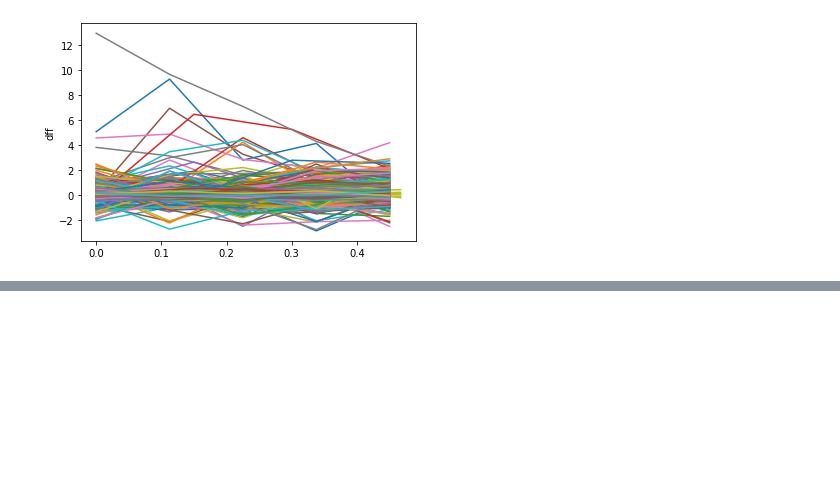
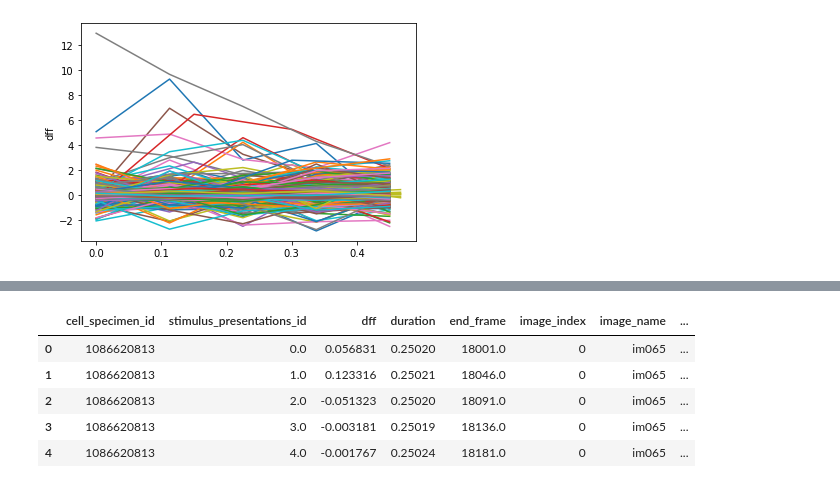
Before and after one commit to cagdastopcu/omission-of-visual-stimuli, a Jupyter notebook: Trying_to_get_meandFF_between_imag0_pres_JG.ipynb, the cells around one changed output, grey strips where cells are left out. Drawn from its saved outputs; the diff is of its cells as text; code cells hidden in the pictures; blank space fills up the shorter version.

```diff
--- a/Trying_to_get_meandFF_between_imag0_pres_JG.ipynb
+++ b/Trying_to_get_meandFF_between_imag0_pres_JG.ipynb
@@ -326,0 +356,45 @@ print(b)
+# %%
+def make_average_response(neural_data,stimulus_table):
+  full_etr = []
+  # iterate over each unique cell
+  for cell_specimen_id in tqdm(neural_data['cell_specimen_id'].unique()):
+      # calculate the event triggered response for this cell to every stimulus
+      full_etr_this_cell = mindscope_utilities.event_triggered_response(
+          neural_data.query('cell_specimen_id == @cell_specimen_id'),
+          t = 'timestamps',
+          y = 'dff',
+          event_times = stimulus_table['start_time'],
+          t_before = 0,
+          t_after = 0.75,
+          output_sampling_rate = 30
+      )
+      # add a column identifying the cell_specimen_id
+      full_etr_this_cell['cell_specimen_id'] = cell_specimen_id
+      # append to our list
+      full_etr.append(full_etr_this_cell)
+
+  # concatenate our list of dataframes into a single dataframe
+  full_etr = pd.concat(full_etr)
+
+  # cast these numeric columns to int and float, respectively
+  full_etr['event_number'] = full_etr['event_number'].astype(int)
+  full_etr['event_time'] = full_etr['event_number'].astype(float)
+  full_etr.rename(columns = {'event_time': 'stimulus_presentations_id'}, inplace=True)
+
+  average_responses = full_etr.groupby(['cell_specimen_id','stimulus_presentations_id'])[['dff']].mean().reset_index().merge(
+    stimulus_table,
+    on = 'stimulus_presentations_id',
+    how = 'left'
+  )
+
+  return average_responses
+
+ar = make_average_response(nd,stimulus_table)
+ar.head()
+# %% [output]
+|  | cell_specimen_id | stimulus_presentations_id | dff | duration | end_frame | image_index | image_name | ... |
+| 0 | 1086620813 | 0.0 | 0.056831 | 0.25020 | 18001.0 | 0 | im065 | ... |
+| 1 | 1086620813 | 1.0 | 0.123316 | 0.25021 | 18046.0 | 0 | im065 | ... |
+| 2 | 1086620813 | 2.0 | -0.051323 | 0.25020 | 18091.0 | 0 | im065 | ... |
+| 3 | 1086620813 | 3.0 | -0.003181 | 0.25019 | 18136.0 | 0 | im065 | ... |
+| 4 | 1086620813 | 4.0 | -0.001767 | 0.25024 | 18181.0 | 0 | im065 | ... |
```
Also changed, not shown: parts of 6 cells of this notebook.
